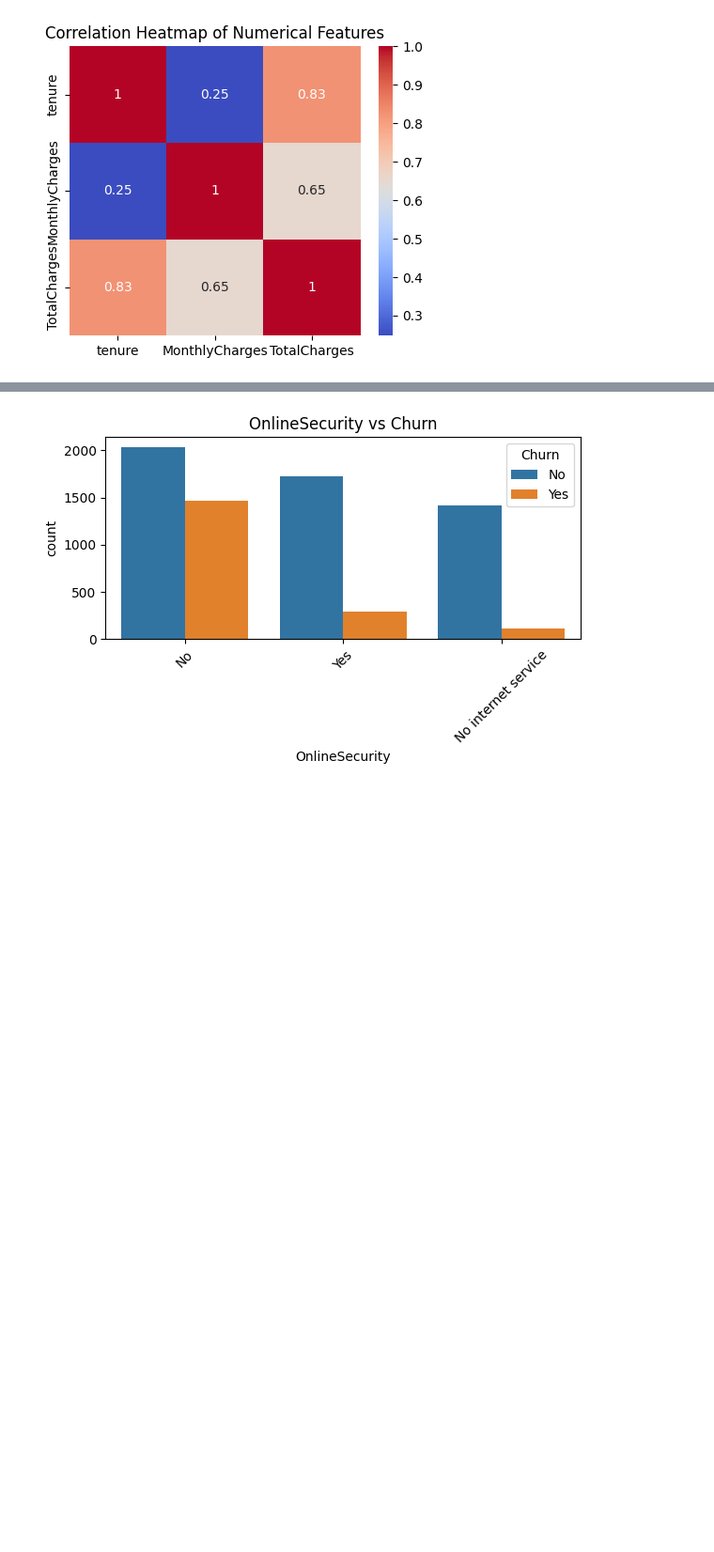
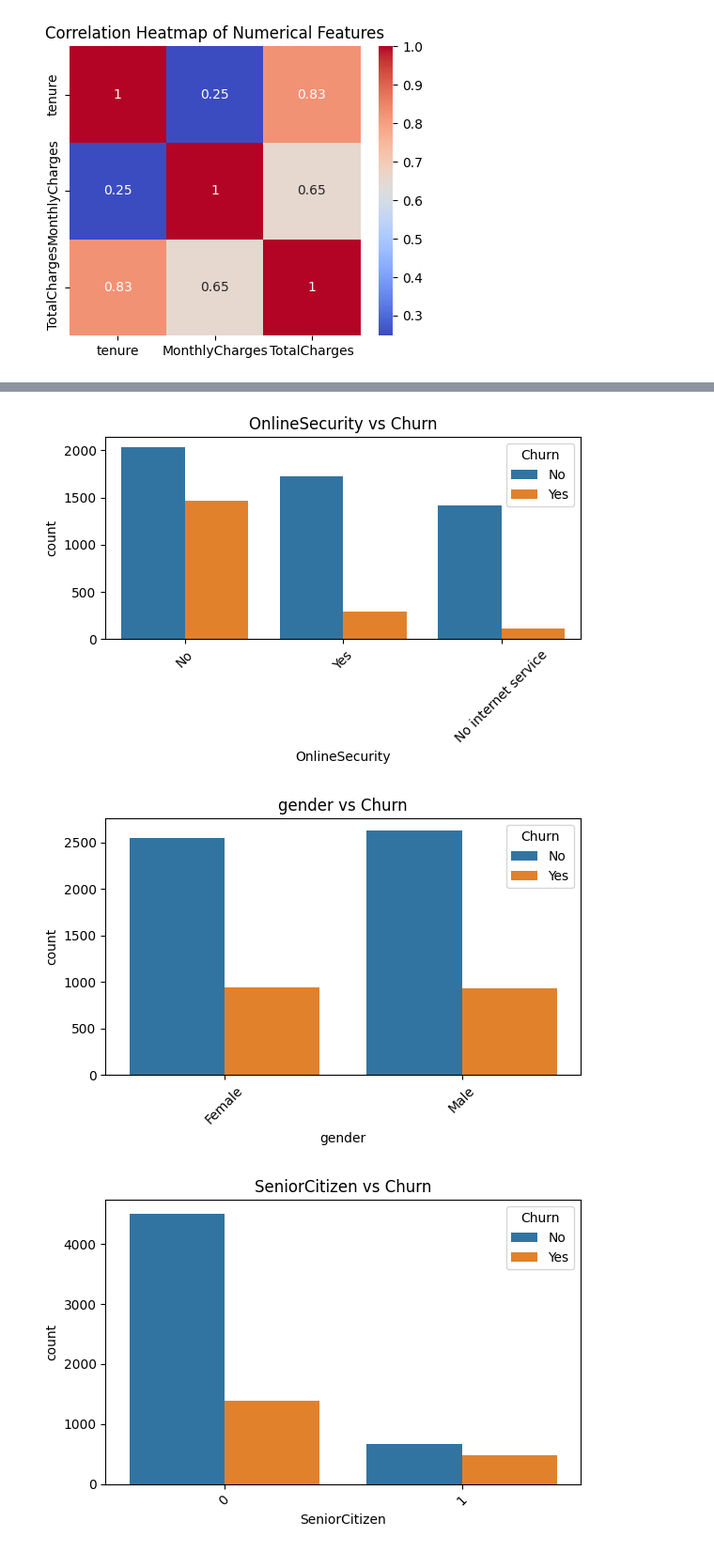
Before and after one commit to Kavishka2401/CustomerChurnPredictionSystem, a Jupyter notebook: 1_EDA.ipynb, the cells around one changed output, grey strips where cells are left out. Shown at 94% size. Drawn from its saved outputs; the diff is of its cells as text; code cells hidden in the pictures; blank space fills up the shorter version.

```diff
--- a/1_EDA.ipynb
+++ b/1_EDA.ipynb
@@ -182,23 +200,25 @@ plt.show()
 [figure]
 # %%
 categorical_features = ['Contract', 'InternetService', 'PaymentMethod',
-                        'TechSupport', 'Partner', 'Dependents', 'OnlineSecurity']
+                        'TechSupport', 'Partner', 'Dependents', 'OnlineSecurity','gender','SeniorCitizen']
 
 for col in categorical_features:
     plt.figure(figsize=(6,4))
     sns.countplot(data=data, x=col, hue='Churn')
     plt.title(f"{col} vs Churn")
     plt.xticks(rotation=45)
     plt.tight_layout()
     plt.show()
 # %% [output]
 [figure]
 [figure]
 [figure]
 [figure]
 [figure]
 [figure]
 [figure]
+[figure, added]
+[figure, added]
 # %%
 # Correlation heatmap
 plt.figure(figsize=(6,4))
```
Also changed, not shown: parts of 1 cell of this notebook.
